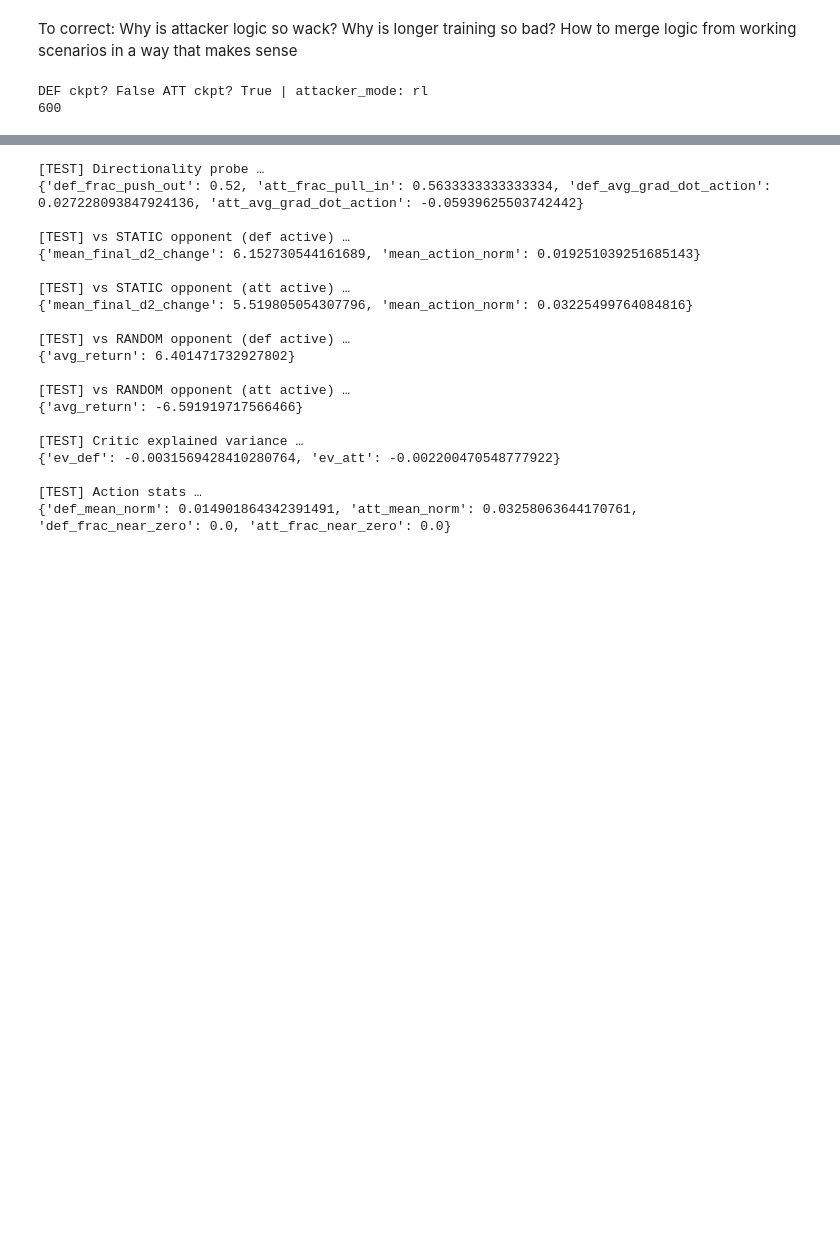
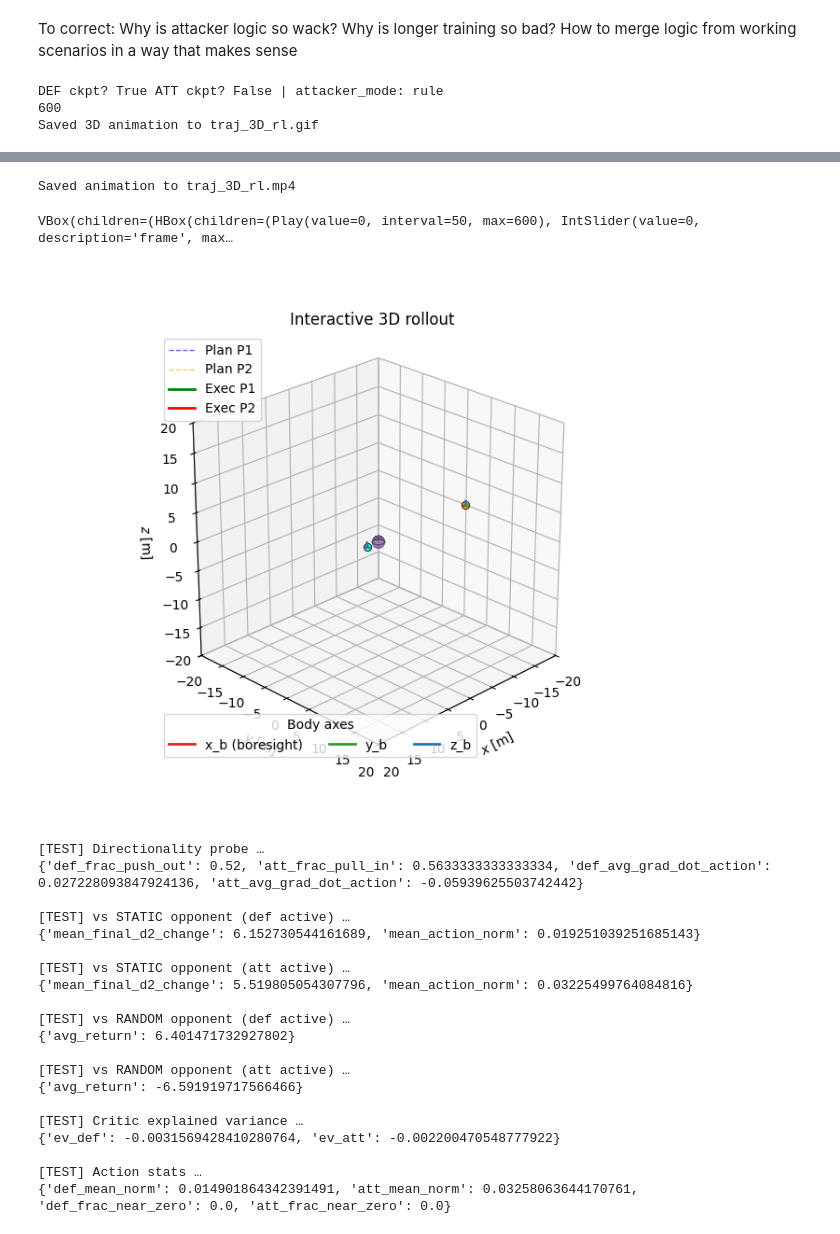
Before and after one commit to gussantaella1/PARL-PO, a Jupyter notebook: GameTheory_TopLevel.ipynb, the cells around one changed output, grey strips where cells are left out. Drawn from its saved outputs; the diff is of its cells as text; code cells hidden in the pictures; blank space fills up the shorter version.

```diff
--- a/GameTheory_TopLevel.ipynb
+++ b/GameTheory_TopLevel.ipynb
@@ -50,9 +50,9 @@ if __name__ == "__main__":
 
     CKPT_DIR = Path("Training_Policy")
 
-    POLICY_DEFENDER = "def1_def_teacher.pt"             # "def#_def_ukf_student.pt" or "def#_def_teacher.pt"
+    POLICY_DEFENDER = "def0_def_teacher.pt"             # "def#_def_ukf_student.pt" or "def#_def_teacher.pt"
     POLICY_ATTACKER = "att1_teacher.pt"
-    ATTACKER_MODE = "rl" # "rule" or "rl"
+    ATTACKER_MODE = "rule" # "rule" or "rl"
     USE_UKF = False  # True or False
 
     # If you trained with the rule-based attacker (default), keep attacker_mode="rule".
@@ -123,5 +123,6 @@ if __name__ == "__main__":
         except FileNotFoundError:
             pass
 # %% [output]
-DEF ckpt? False ATT ckpt? True | attacker_mode: rl
+DEF ckpt? True ATT ckpt? False | attacker_mode: rule
 600
+Saved 3D animation to traj_3D_rl.gif
@@ -129,3 +130,6 @@ FileNotFoundError: Training_Policy/def2_def_teacher.pt
+Saved animation to traj_3D_rl.mp4
+VBox(children=(HBox(children=(Play(value=0, interval=50, max=600), IntSlider(value=0, description='frame', max…
+[figure, added]
 # %%
 # --- glue: build Ad/Bd, make nets, load checkpoints ---
 import os, torch, numpy as np
```
Also changed, not shown: parts of 1 cell of this notebook, 21 other files.
